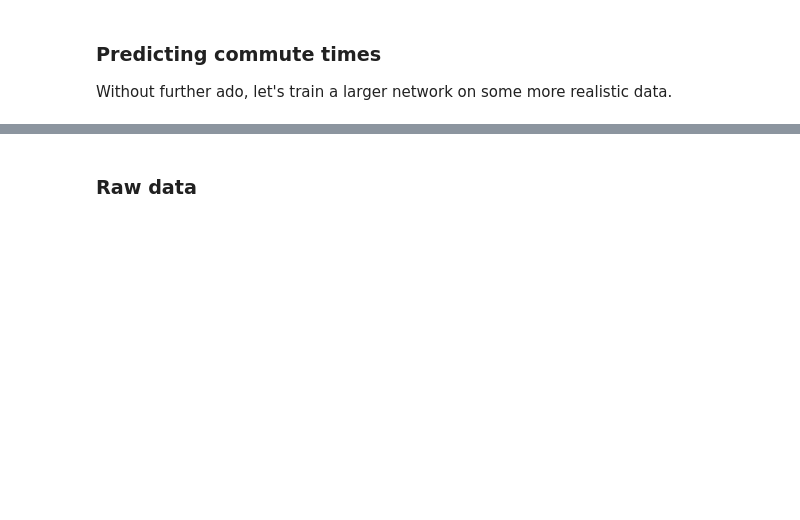
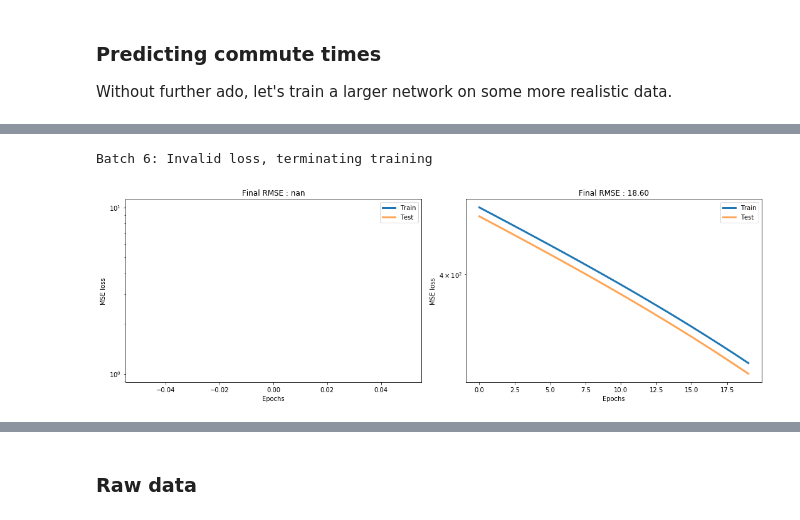
Before and after one commit to QCaudron/ml_101, a Jupyter notebook: 3_Neural_networks/2. Building a neural net.ipynb, the cells around one changed output, grey strips where cells are left out. Drawn from its saved outputs; the diff is of its cells as text; code cells hidden in the pictures; blank space fills up the shorter version.

```diff
--- a/3_Neural_networks/2. Building a neural net.ipynb
+++ b/3_Neural_networks/2. Building a neural net.ipynb
@@ -107,0 +201,47 @@ scaler.fit_transform()
+# %%
+from keras.optimizers import SGD
+from keras.callbacks import TerminateOnNaN
+
+
+def train_net(lr=0.01, batch_size=32, epochs=20, verbose=0, large=False):
+
+    model = Sequential()
+    model.add(Dense(32, activation="relu", input_dim=X_train.shape[1]))
+    if large:
+        model.add(Dense(256, activation="relu"))
+        model.add(Dense(256, activation="relu"))
+    model.add(Dense(1, activation="linear"))
+    model.compile(loss="mse", optimizer=SGD(lr))
+    history = model.fit(
+        X_train, y_train,
+        epochs=epochs,
+        batch_size=int(batch_size),
+        validation_data=(X_test, y_test),
+        callbacks=[TerminateOnNaN()],
+        verbose=verbose
+    )
+
+    if "val_loss" not in history.history:
+        history.history["val_loss"] = [np.nan]
+    return model, history
+
+
+def compare_nets(first_model, first_history, second_model, second_history):
+
+    plt.figure(figsize=(15, 5))
+
+    plt.subplot(121)
+    evaluate_net(first_model, first_history)
+
+    plt.subplot(122)
+    evaluate_net(second_model, second_history)
+
+    plt.tight_layout()
+# %%
+lr_high_model, lr_high_history = train_net(lr=0.1)
+lr_low_model, lr_low_history = train_net(lr=1e-6)
+
+compare_nets(lr_high_model, lr_high_history, lr_low_model, lr_low_history)
+# %% [output]
+Batch 6: Invalid loss, terminating training
+[figure, added]
```
Also changed, not shown: parts of 22 cells of this notebook.
